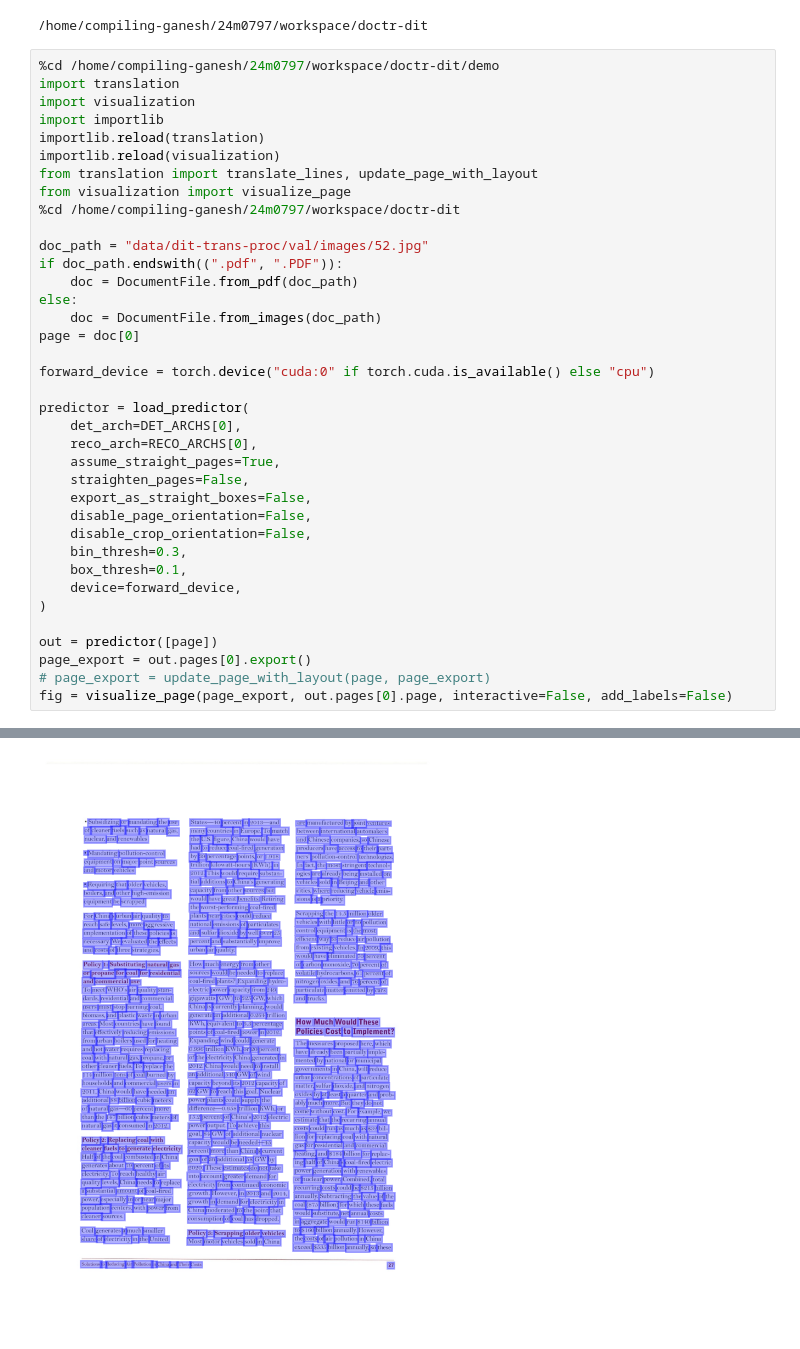
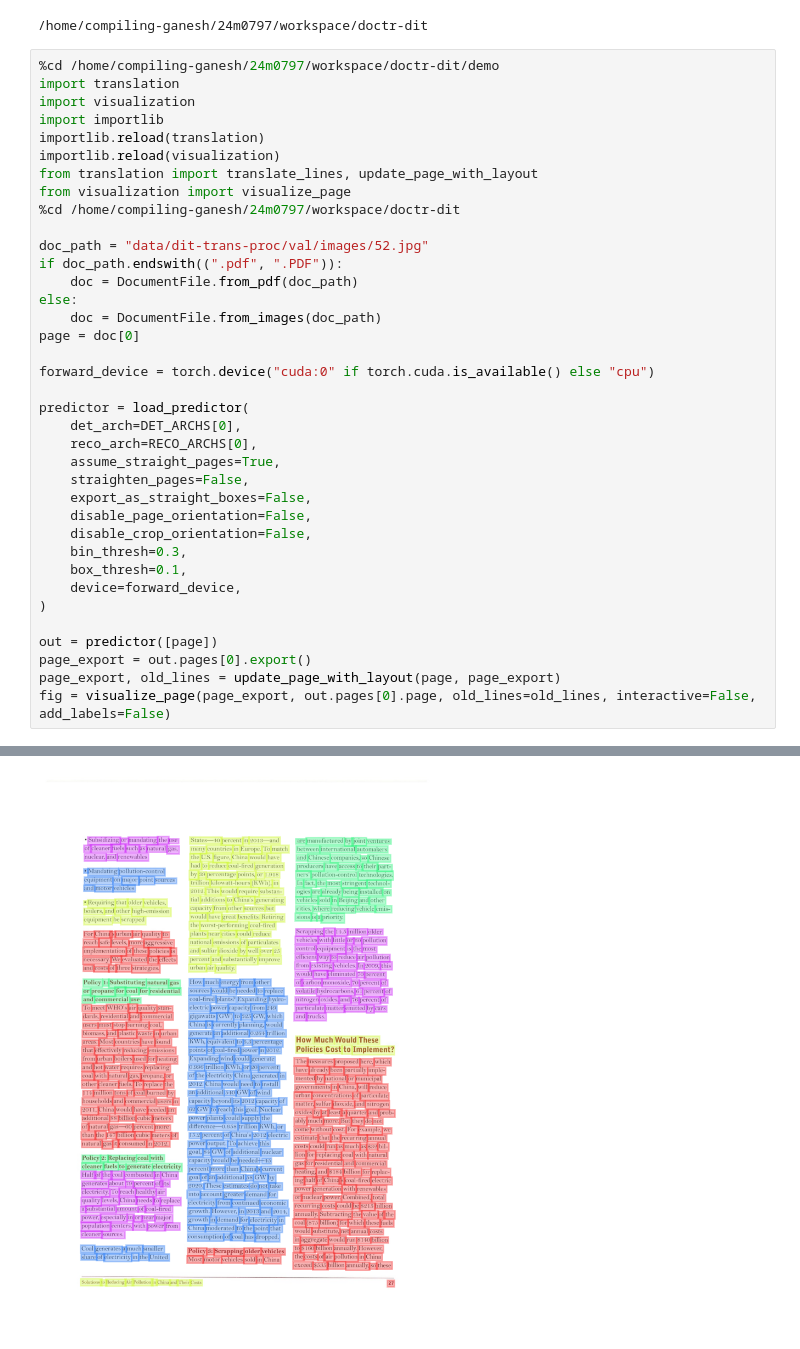
Before and after one commit to amaljoe/doctr-dit, a Jupyter notebook: demo/visualise.ipynb, the cells around one changed output, grey strips where cells are left out. Drawn from its saved outputs; the diff is of its cells as text.

Commit message:
add: segment visualisation

```diff
--- a/demo/visualise.ipynb
+++ b/demo/visualise.ipynb
@@ -48,8 +48,8 @@ predictor = load_predictor(
 
 out = predictor([page])
 page_export = out.pages[0].export()
-# page_export = update_page_with_layout(page, page_export)
-fig = visualize_page(page_export, out.pages[0].page, interactive=False, add_labels=False)
+page_export, old_lines = update_page_with_layout(page, page_export)
+fig = visualize_page(page_export, out.pages[0].page, old_lines=old_lines, interactive=False, add_labels=False)
 # %% [output]
 /home/compiling-ganesh/24m0797/workspace/doctr-dit/demo
 /home/compiling-ganesh/24m0797/workspace/doctr-dit
@@ -56 +60 @@ fig = visualize_page(page_export, out.pages[0].page, interactive=False, add_labe
-[figure, old version]
+[figure, new version]
```
Also changed, not shown: parts of 1 cell of this notebook, 4 other files.
